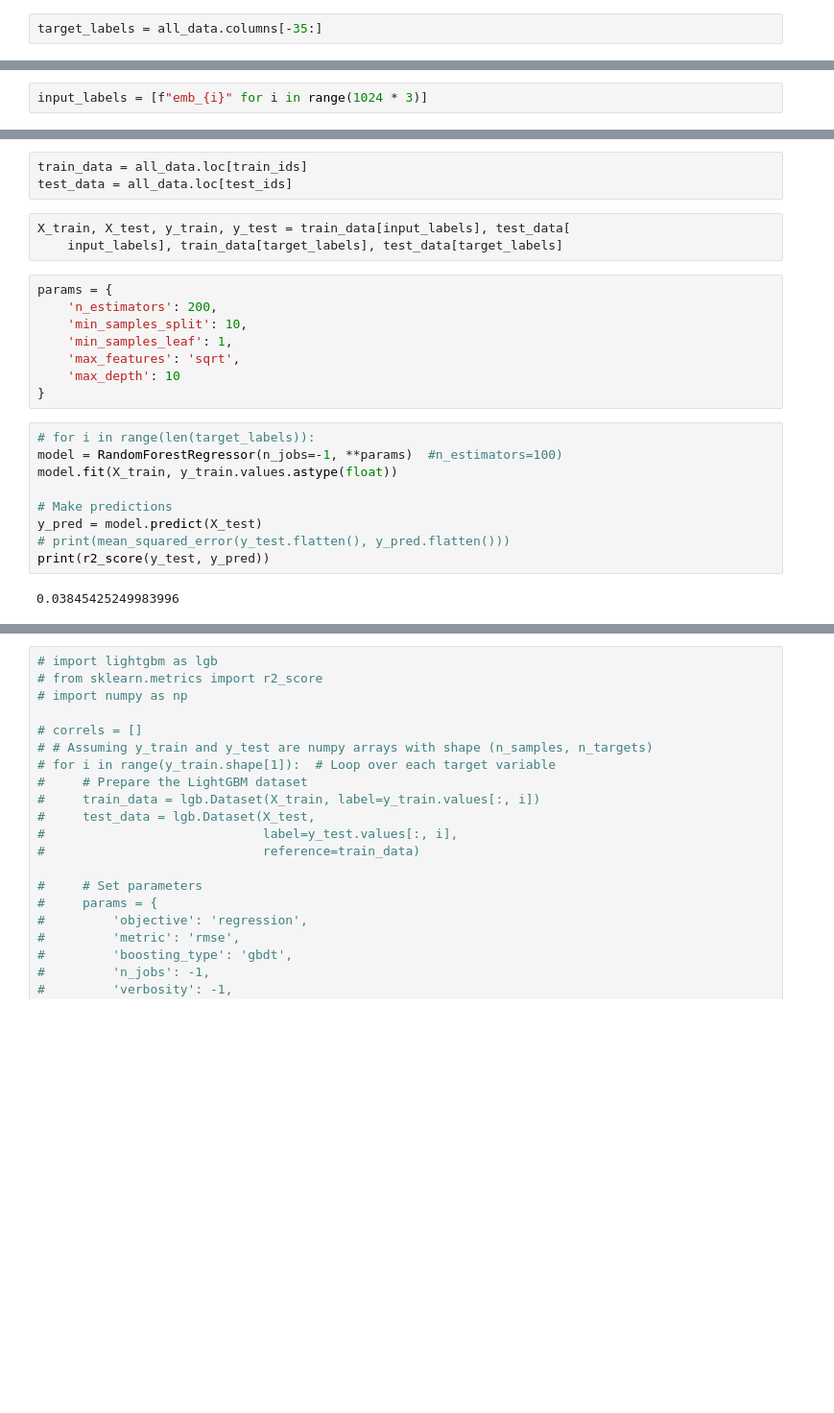
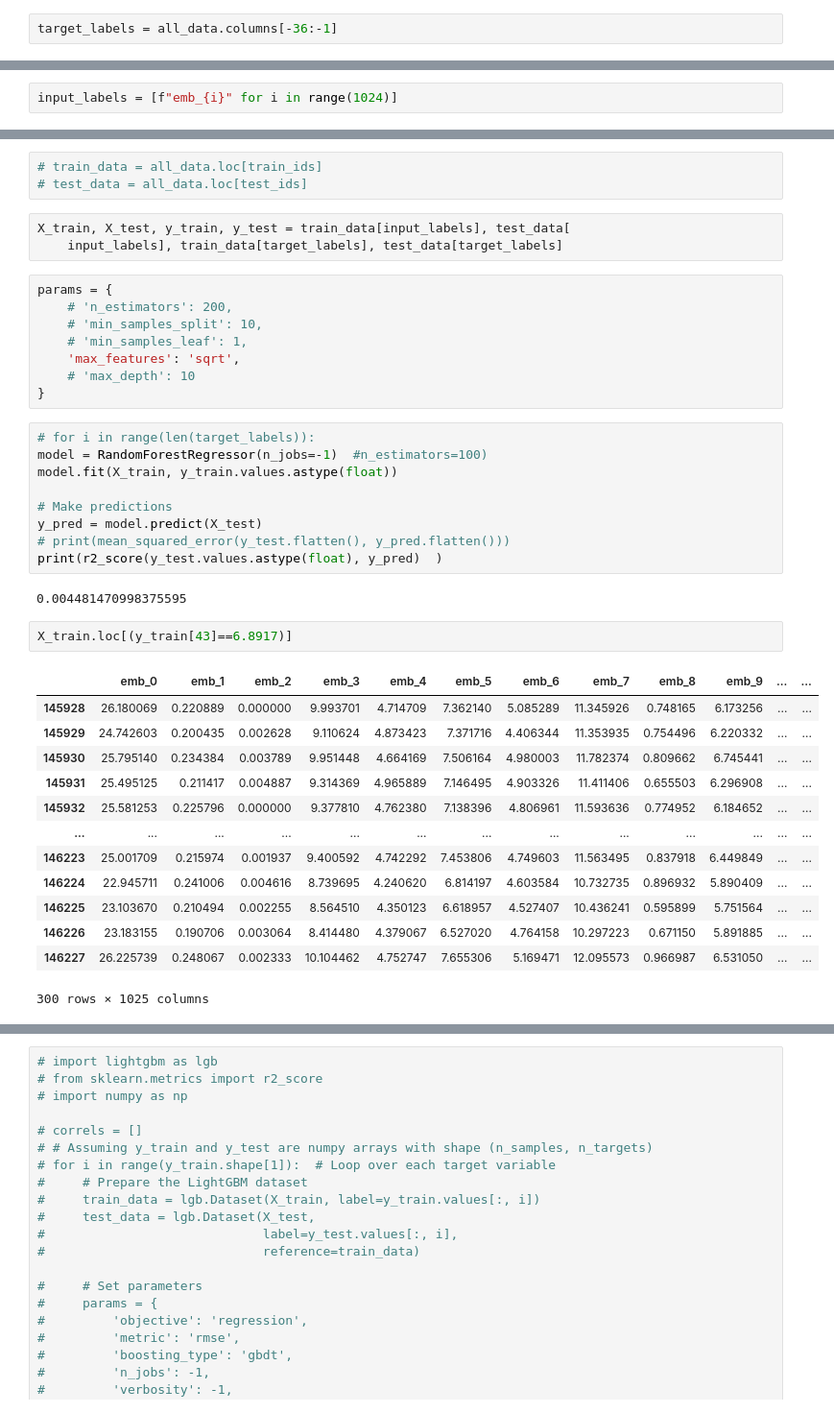
Before and after one commit to tsak1998/nestor_celvia, a Jupyter notebook: src/notebooks/eda copy.ipynb, the cells around one changed output, grey strips where cells are left out. Shown: that part at 96% size. Drawn from its saved outputs; the diff is of its cells as text; blank space fills up the shorter version.

```diff
--- a/src/notebooks/eda copy.ipynb
+++ b/src/notebooks/eda copy.ipynb
@@ -176,9 +198,9 @@ train_ids, test_ids = train_test_split(all_data.index,
 # %%
-target_labels = all_data.columns[-35:]
+target_labels = all_data.columns[-36:-1]
 # %%
 genes_ovarian_cancer = [
     "BRCA1", "BRCA2", "TP53", "RAD51C", "RAD51D", "PALB2", "ATM", "CHEK2",
     "PTEN", "ARID1A"
 ]
 # %%
-input_labels = [f"emb_{i}" for i in range(1024 * 3)]
+input_labels = [f"emb_{i}" for i in range(1024)]
@@ -204,25 +230,41 @@ from sklearn.decomposition import PCA
 # %%
-train_data = all_data.loc[train_ids]
-test_data = all_data.loc[test_ids]
+# train_data = all_data.loc[train_ids]
+# test_data = all_data.loc[test_ids]
 # %%
 X_train, X_test, y_train, y_test = train_data[input_labels], test_data[
     input_labels], train_data[target_labels], test_data[target_labels]
 # %%
 params = {
-    'n_estimators': 200,
-    'min_samples_split': 10,
-    'min_samples_leaf': 1,
+    # 'n_estimators': 200,
+    # 'min_samples_split': 10,
+    # 'min_samples_leaf': 1,
     'max_features': 'sqrt',
-    'max_depth': 10
+    # 'max_depth': 10
 }
 # %%
 # for i in range(len(target_labels)):
-model = RandomForestRegressor(n_jobs=-1, **params)  #n_estimators=100)
+model = RandomForestRegressor(n_jobs=-1)  #n_estimators=100)
 model.fit(X_train, y_train.values.astype(float))
 
 # Make predictions
 y_pred = model.predict(X_test)
 # print(mean_squared_error(y_test.flatten(), y_pred.flatten()))
-print(r2_score(y_test, y_pred))
+print(r2_score(y_test.values.astype(float), y_pred)  )
 # %% [output]
-0.03845425249983996
+0.004481470998375595
+# %%
+X_train.loc[(y_train[43]==6.8917)]
+# %% [output]
+|  | emb_0 | emb_1 | emb_2 | emb_3 | emb_4 | emb_5 | emb_6 | emb_7 | emb_8 | emb_9 | ... | ... |
+| 145928 | 26.180069 | 0.220889 | 0.000000 | 9.993701 | 4.714709 | 7.362140 | 5.085289 | 11.345926 | 0.748165 | 6.173256 | ... | ... |
+| 145929 | 24.742603 | 0.200435 | 0.002628 | 9.110624 | 4.873423 | 7.371716 | 4.406344 | 11.353935 | 0.754496 | 6.220332 | ... | ... |
+| 145930 | 25.795140 | 0.234384 | 0.003789 | 9.951448 | 4.664169 | 7.506164 | 4.980003 | 11.782374 | 0.809662 | 6.745441 | ... | ... |
+| 145931 | 25.495125 | 0.211417 | 0.004887 | 9.314369 | 4.965889 | 7.146495 | 4.903326 | 11.411406 | 0.655503 | 6.296908 | ... | ... |
+| 145932 | 25.581253 | 0.225796 | 0.000000 | 9.377810 | 4.762380 | 7.138396 | 4.806961 | 11.593636 | 0.774952 | 6.184652 | ... | ... |
+| ... | ... | ... | ... | ... | ... | ... | ... | ... | ... | ... | ... | ... |
+| 146223 | 25.001709 | 0.215974 | 0.001937 | 9.400592 | 4.742292 | 7.453806 | 4.749603 | 11.563495 | 0.837918 | 6.449849 | ... | ... |
+| 146224 | 22.945711 | 0.241006 | 0.004616 | 8.739695 | 4.240620 | 6.814197 | 4.603584 | 10.732735 | 0.896932 | 5.890409 | ... | ... |
+| 146225 | 23.103670 | 0.210494 | 0.002255 | 8.564510 | 4.350123 | 6.618957 | 4.527407 | 10.436241 | 0.595899 | 5.751564 | ... | ... |
+| 146226 | 23.183155 | 0.190706 | 0.003064 | 8.414480 | 4.379067 | 6.527020 | 4.764158 | 10.297223 | 0.671150 | 5.891885 | ... | ... |
+| 146227 | 26.225739 | 0.248067 | 0.002333 | 10.104462 | 4.752747 | 7.655306 | 5.169471 | 12.095573 | 0.966987 | 6.531050 | ... | ... |
+300 rows × 1025 columns
```
Also changed, not shown: parts of 39 cells of this notebook, 8 other files.
